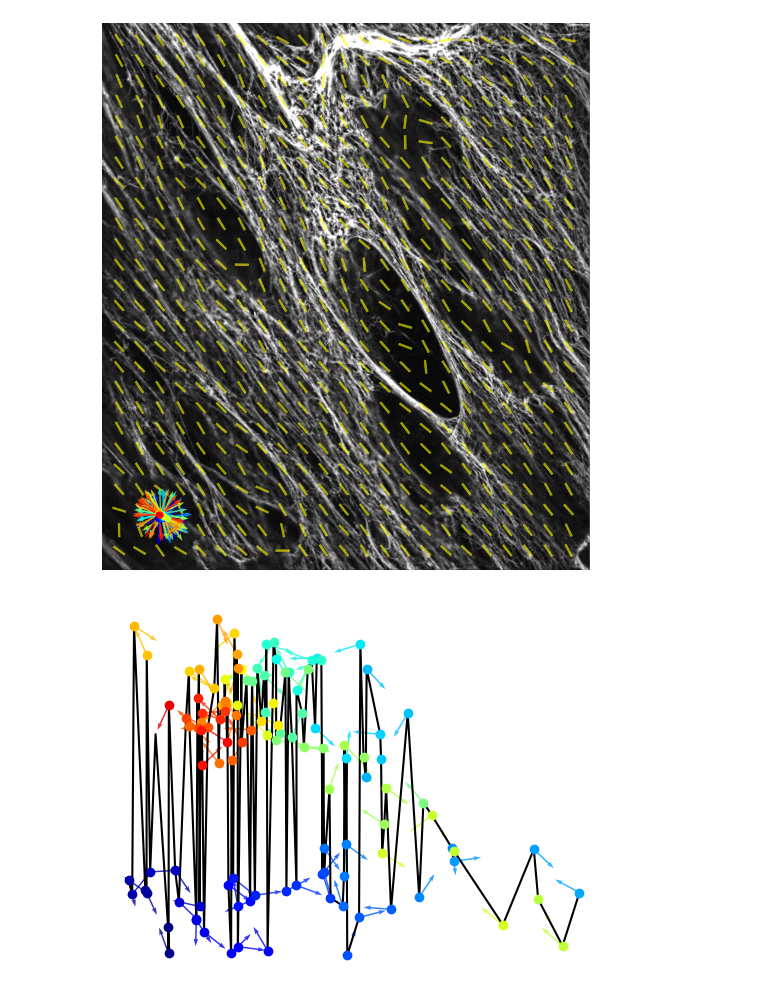
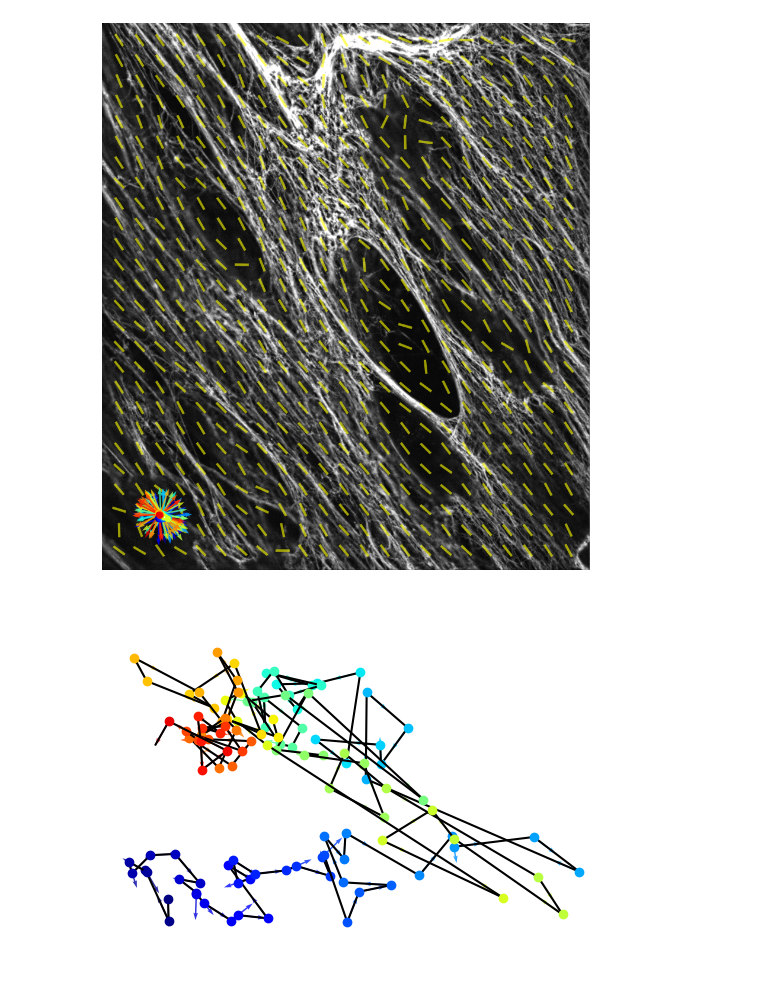
Before and after one commit to CellMigrationLab/AFT_tracks, a Jupyter notebook: 20250304_AFT_tracks.ipynb, the cells around one changed output. Cells and saved outputs as stored; diff of their text form; code cells hidden in the pictures.

Commit message:
20250304 correct problem in track plot

```diff
--- a/20250304_AFT_tracks.ipynb
+++ b/20250304_AFT_tracks.ipynb
@@ -188,12 +188,13 @@ plt.figure(figsize=(18,12))
 
 plt.imshow(im[0,], cmap='gray')
 plt.quiver(x,y,u[0],v[0], color='yellow', pivot='mid', scale_units='xy', scale=overlap, headaxislength=0, headlength=0, width=0.005, alpha=0.6)
-sns.lineplot(data=df_track, x=df_track.POSITION_X, y=df_track.POSITION_Y, color='w')
 
 cmap = plt.get_cmap('jet')
 for time_point in range(len(df_track)-1):
+    plt.plot(df_track.loc[time_point:time_point+1,'POSITION_X'], df_track.loc[time_point:time_point+1,'POSITION_Y'], color='w')
     plt.plot(df_track.loc[time_point,'POSITION_X'], df_track.loc[time_point,'POSITION_Y'], marker='o', color=cmap(time_point*2))
-    plt.quiver(df_out_merge.loc[time_point,'POSITION_X'],df_out_merge.loc[time_point,'POSITION_Y'],df_out_merge.loc[time_point,'track_angle_u'], df_out_merge.loc[time_point,'track_angle_v'],
+    plt.quiver(df_out_merge.loc[time_point,'POSITION_X'],df_out_merge.loc[time_point,'POSITION_Y'],
+               df_out_merge.loc[time_point,'track_angle_u'], df_out_merge.loc[time_point,'track_angle_v'],
                color=cmap(time_point*2), angles='xy', width=0.003, alpha=0.8)
 
 plt.axis('off')
@@ -201,17 +202,19 @@ plt.show()
 # %% [output]
 [figure]
 # %%
-sns.lineplot(data=df_track, x=df_track.POSITION_X, y=df_track.POSITION_Y, color='k')
-
 cmap = plt.get_cmap('jet')
 for time_point in range(len(df_track)-1):
+    plt.plot(df_track.loc[time_point:time_point+1,'POSITION_X'], df_track.loc[time_point:time_point+1,'POSITION_Y'], color='k')
     plt.plot(df_track.loc[time_point,'POSITION_X'], df_track.loc[time_point,'POSITION_Y'], marker='o', color=cmap(time_point*2))
-    plt.quiver(df_out_merge.loc[time_point,'POSITION_X'],df_out_merge.loc[time_point,'POSITION_Y'],df_out_merge.loc[time_point,'track_angle_u'], df_out_merge.loc[time_point,'track_angle_v'],
+    plt.quiver(df_out_merge.loc[time_point,'POSITION_X'],df_out_merge.loc[time_point,'POSITION_Y'],
+               df_out_merge.loc[time_point,'track_angle_u'], df_out_merge.loc[time_point,'track_angle_v'],
                color=cmap(time_point*2), angles='xy', width=0.003, alpha=0.8)
 
+plt.axis('equal')
+plt.axis('off')
+
 plt.gca().invert_yaxis()
-plt.axis('off')
 plt.show()
 # %% [output]
-[figure, old version]
+[figure, new version]
 # %%
```
Also changed, not shown: parts of 1 cell of this notebook.
